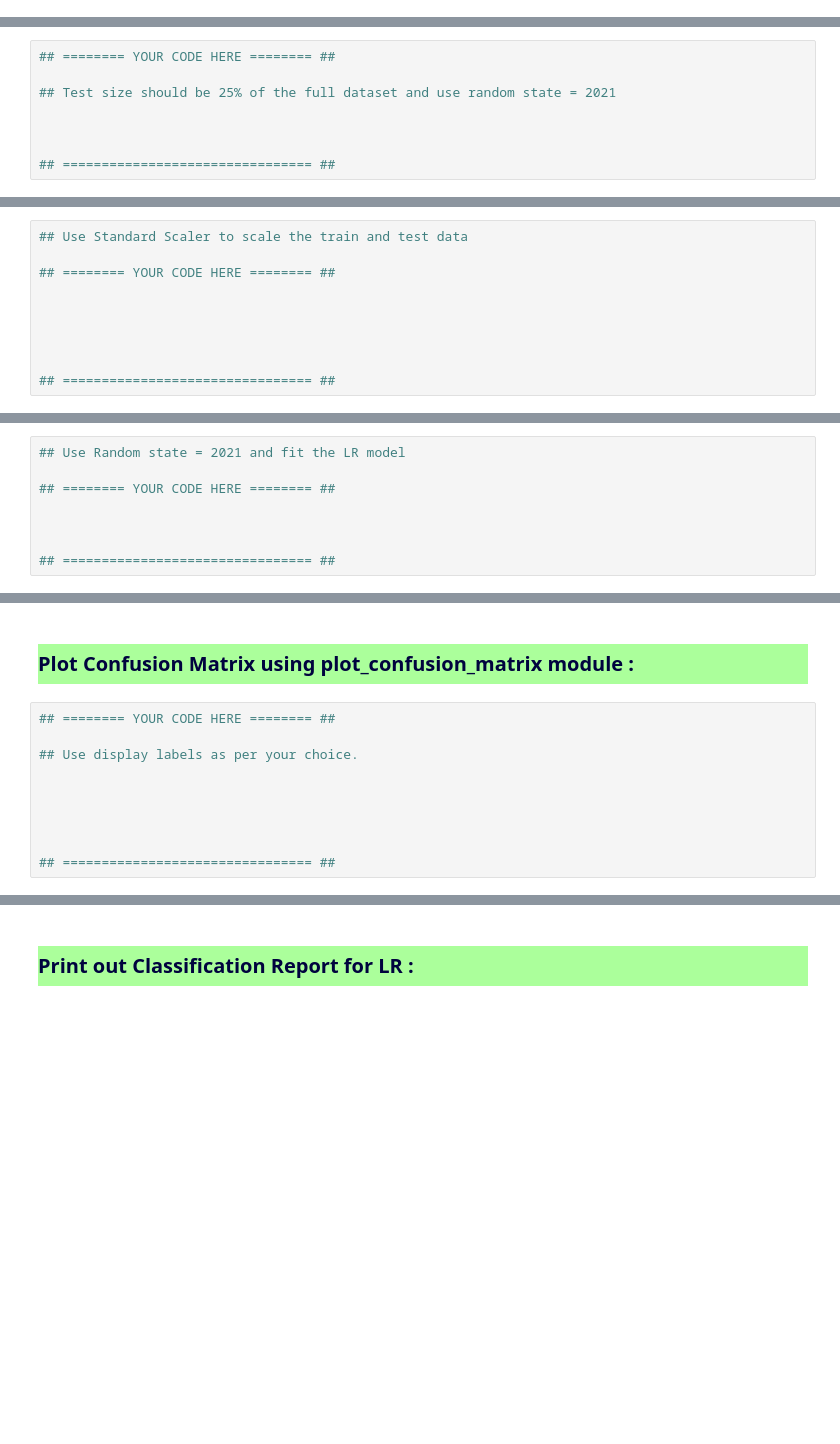
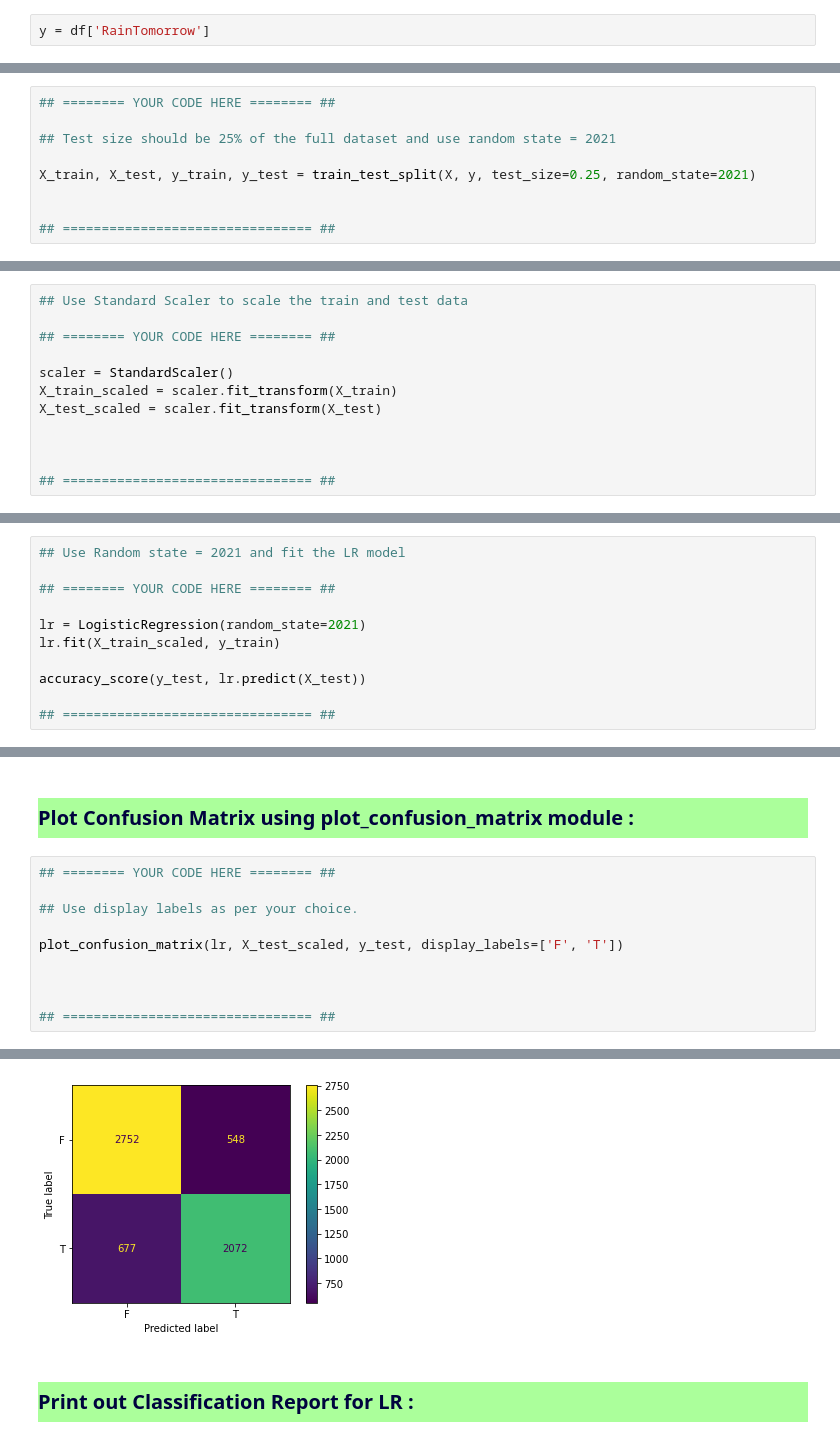
Before and after one commit to ramen-7/MachineLearning-DataScience, a Jupyter notebook: Week3/SA2021_W3.ipynb, the cells around one changed output, grey strips where cells are left out. Cells and saved outputs as stored; diff of their text form; blank space fills up the shorter version.

```diff
--- a/Week3/SA2021_W3.ipynb
+++ b/Week3/SA2021_W3.ipynb
@@ -151,0 +224,2 @@ warnings.filterwarnings("ignore")
+# %%
+y = df['RainTomorrow']
@@ -154,6 +259,7 @@ warnings.filterwarnings("ignore")
 
 ## Test size should be 25% of the full dataset and use random state = 2021
 
+X_train, X_test, y_train, y_test = train_test_split(X, y, test_size=0.25, random_state=2021)
 
 
 ## ================================ ##
@@ -175,7 +286,9 @@ print("y_test:",_____________) # y_test
 
 ## ======== YOUR CODE HERE ======== ##
 
-
+scaler = StandardScaler()
+X_train_scaled = scaler.fit_transform(X_train)
+X_test_scaled = scaler.fit_transform(X_test)
 
 
 
@@ -187,6 +332,9 @@ print("y_test:",_____________) # y_test
 
 ## ======== YOUR CODE HERE ======== ##
 
+lr = LogisticRegression(random_state=2021)
+lr.fit(X_train_scaled, y_train)
 
+accuracy_score(y_test, lr.predict(X_test))
 
 ## ================================ ##
@@ -197,8 +347,9 @@ print("y_test:",_____________) # y_test
 
 ## Use display labels as per your choice.
 
-
+plot_confusion_matrix(lr, X_test_scaled, y_test, display_labels=['F', 'T'])
 
 
 
 ## ================================ ##
+# %% [output]
@@ -205,3 +357,4 @@ print("y_test:",_____________) # y_test
+[figure, added]
 # %% [markdown]
 <h1 style="background-color:#ABFF9B;font-size:20px;color:#00033E;font-weight : bold">Print out Classification Report for LR :</h1>
 # %%
```
Also changed, not shown: parts of 39 cells of this notebook.
